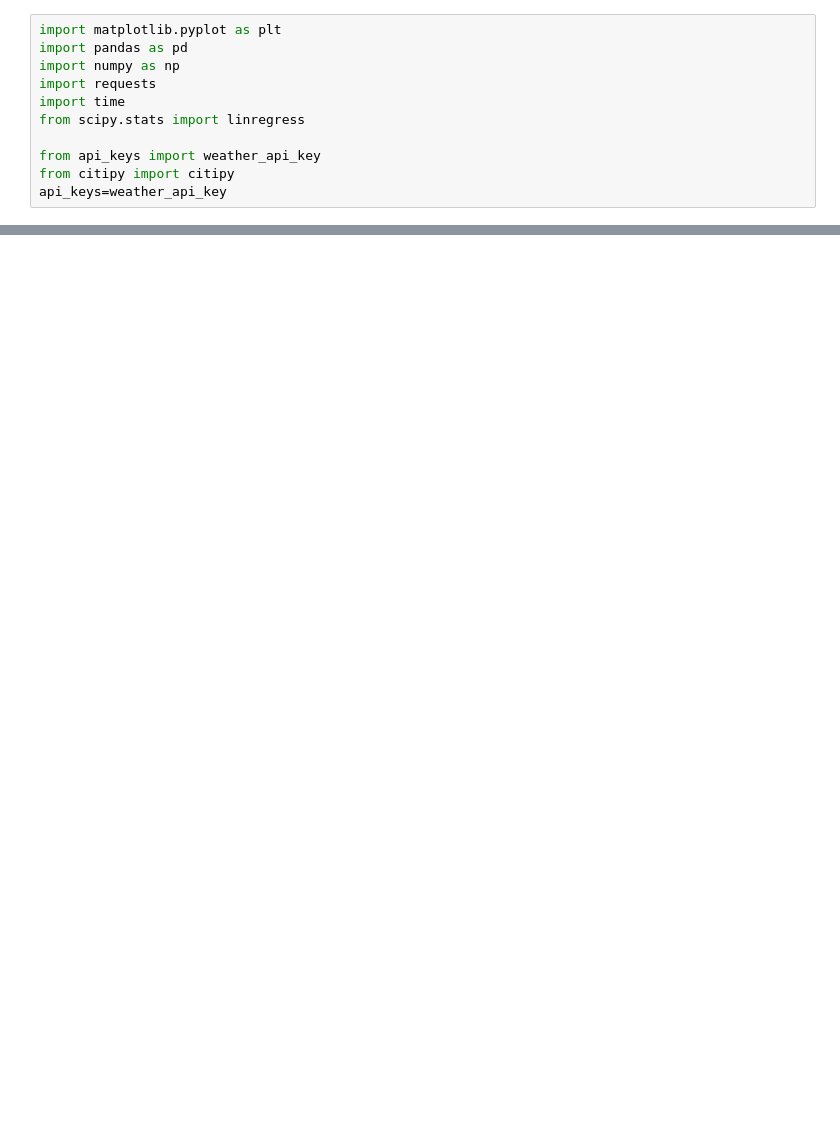
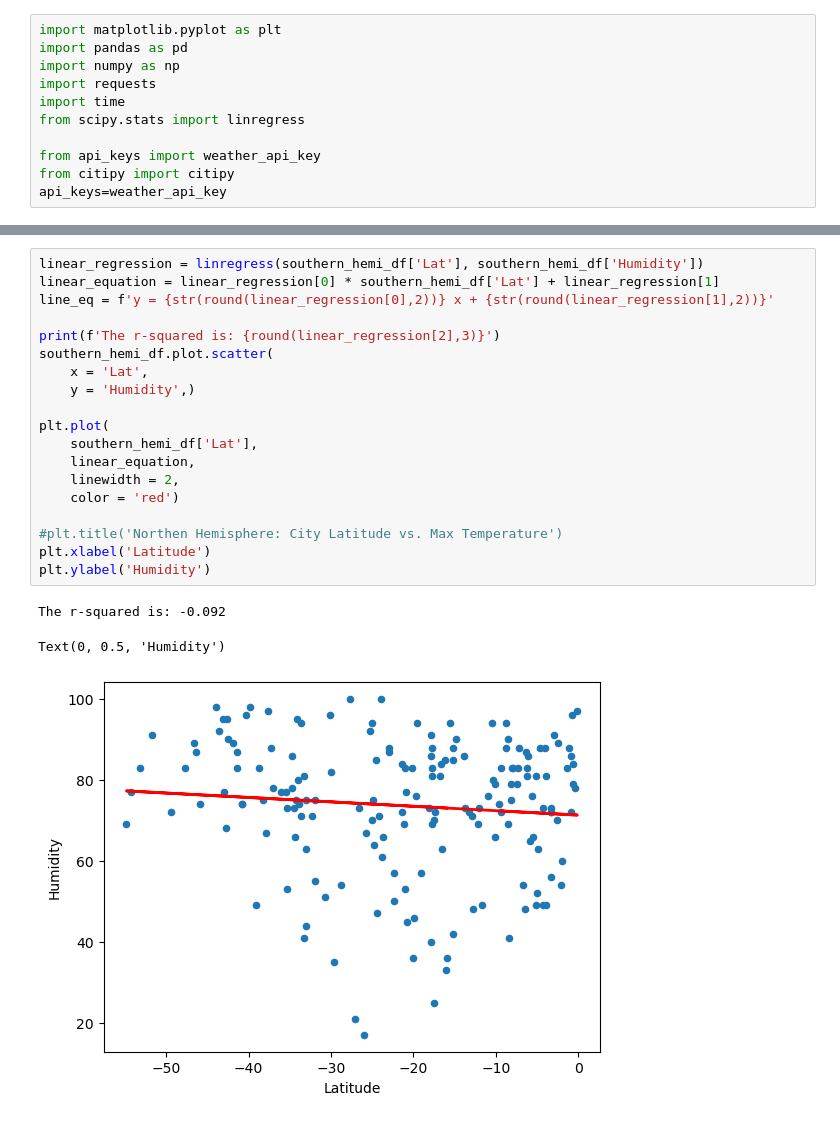
Before and after one commit to agom2429/Python-API-Challenge, a Jupyter notebook: Weatherpy/maineWeather.ipynb, the cells around one changed output, grey strips where cells are left out. Drawn from its saved outputs; the diff is of its cells as text; blank space fills up the shorter version.

```diff
--- a/Weatherpy/maineWeather.ipynb
+++ b/Weatherpy/maineWeather.ipynb
@@ -174,0 +268,23 @@ plt.savefig("Fig4.png")
+# %%
+linear_regression = linregress(southern_hemi_df['Lat'], southern_hemi_df['Humidity'])
+linear_equation = linear_regression[0] * southern_hemi_df['Lat'] + linear_regression[1]
+line_eq = f'y = {str(round(linear_regression[0],2))} x + {str(round(linear_regression[1],2))}'
+
+print(f'The r-squared is: {round(linear_regression[2],3)}')
+southern_hemi_df.plot.scatter(
+    x = 'Lat',
+    y = 'Humidity',)
+
+plt.plot(
+    southern_hemi_df['Lat'],
+    linear_equation,
+    linewidth = 2,
+    color = 'red')
+
+#plt.title('Northen Hemisphere: City Latitude vs. Max Temperature')
+plt.xlabel('Latitude')
+plt.ylabel('Humidity')
+# %% [output]
+The r-squared is: -0.092
+Text(0, 0.5, 'Humidity')
+[figure, added]
```
Also changed, not shown: parts of 19 cells of this notebook, 6 other files.
